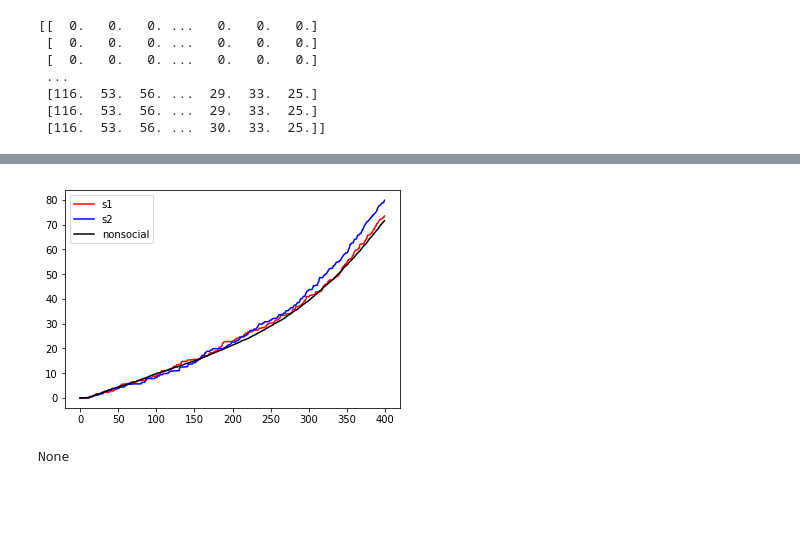
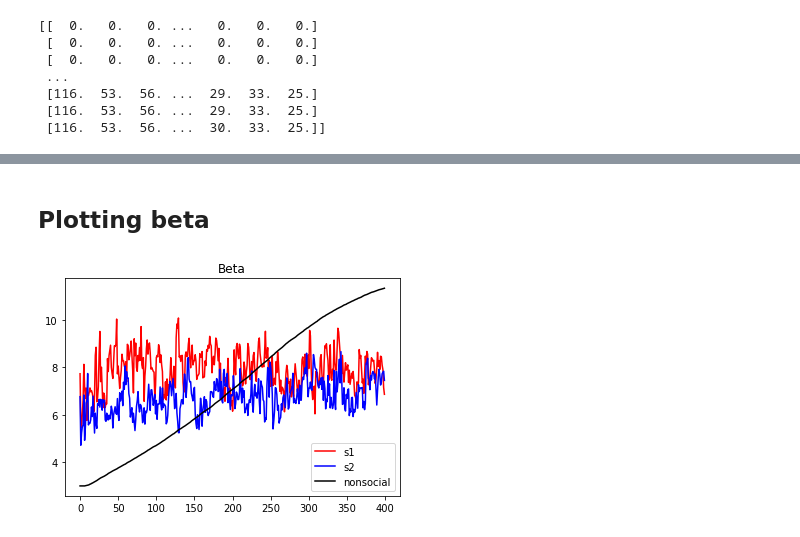
Before and after one commit to evil-scientist/Emotions-in-RL, a Jupyter notebook: logs/Plot Results.ipynb, the cells around one changed output, grey strips where cells are left out. Saved outputs shown, nothing was run; the diff lists cells and outputs as text; code cells hidden in the pictures; blank space fills up the shorter version.

Commit message:
plot

```diff
--- a/logs/Plot Results.ipynb
+++ b/logs/Plot Results.ipynb
@@ -141,0 +140,27 @@ avg_reward_nonsocial = nonsocial_avg_reward()
+# %%
+setting1 = '3-12'
+reward_df_s1, beta_df_s1 = extract_reward_beta_social(setting1)
+
+setting2 = '12-3'
+reward_df_s2,beta_df_s2 = extract_reward_beta_social(setting2)
+
+reward_s1 = reward_df_s1.iloc[:,1:-1].values.astype('float')
+beta_s1 = beta_df_s1.iloc[:,1:-1].values.astype('float')
+
+reward_s2 = reward_df_s2.iloc[:,1:-1].values.astype('float')
+beta_s2 = beta_df_s2.iloc[:,1:-1].values.astype('float')
+
+idx_max = np.argmax(reward_df_s2.iloc[-1,1:-1].values.astype('float'))
+idx_min = np.argmin(reward_df_s2.iloc[-1,1:-1].values.astype('float'))
+
+beta_max = beta_df_s2.iloc[:,idx_max+1].values.astype('float')
+beta_min = beta_df_s2.iloc[:,idx_min+1].values.astype('float')
+
+avg_reward_s1 = np.mean(reward_s1,axis=1)
+avg_beta_s1 = np.mean(beta_s1,axis=1)
+
+avg_reward_s2 = np.mean(reward_s2,axis=1)
+avg_beta_s2 = np.mean(beta_s2,axis=1)
+
+#nonsocial
+avg_reward_nonsocial,avg_beta_nonsocial = nonsocial_avg_reward()
@@ -142,15 +202,15 @@ avg_reward_nonsocial = nonsocial_avg_reward()
+# %% [markdown]
+## Plotting beta
 # %%
 import matplotlib.pyplot as plt
 
-plt.plot(range(400), avg_reward_s1,label='s1',color='red')
-plt.plot(range(400),avg_reward_s2,label='s2',color='blue')
-plt.plot(range(400),avg_reward_nonsocial,label='nonsocial',color='black')
+plt.plot(range(400), avg_beta_s1,label='s1',color='red')
+plt.plot(range(400),avg_beta_s2,label='s2',color='blue')
+plt.plot(range(400),avg_beta_nonsocial,label='nonsocial',color='black')
+
+plt.title("Beta")
 #plt.axis([0, 6, 0, 20])
 plt.legend()
 plt.show()
 # %% [output]
-[figure, old version]
+[figure, new version]
-# %%
-print(avg_reward)
-# %% [output]
-None
```
Also changed, not shown: parts of 8 cells of this notebook, 5 other files.
